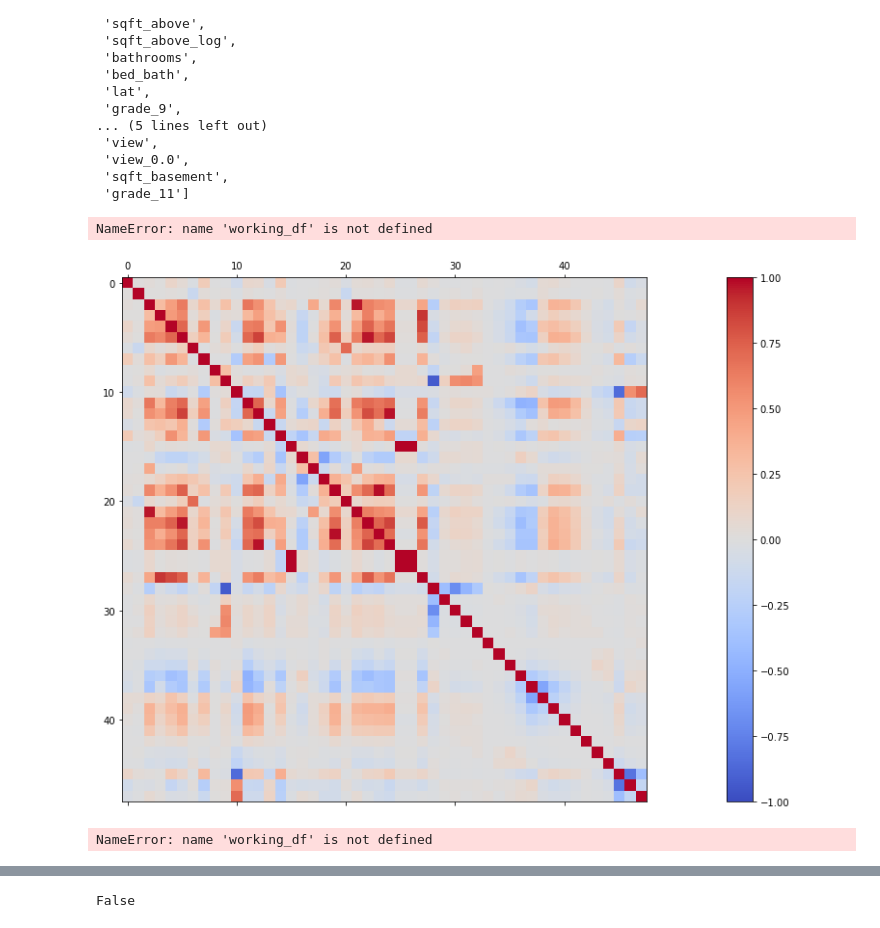
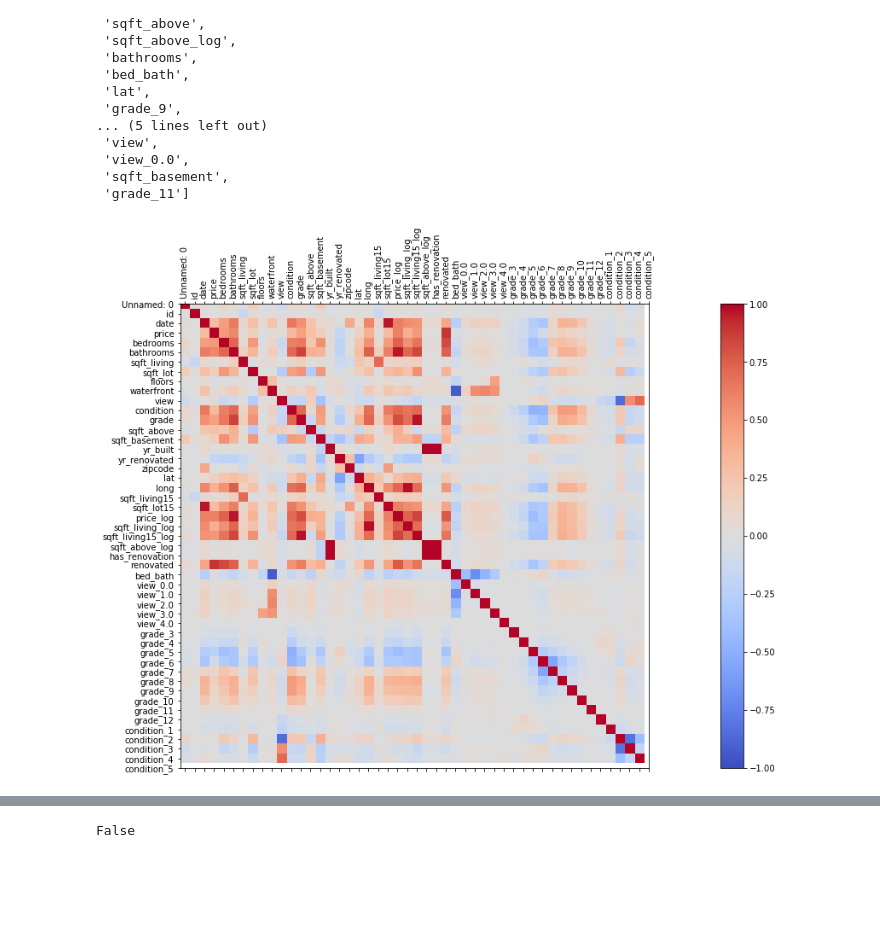
Before and after one commit to amoy604/dsc-phase-2-project-online, a Jupyter notebook: Model.ipynb, the cells around one changed output, grey strips where cells are left out. Cells and saved outputs as stored; diff of their text form; code cells hidden in the pictures; blank space fills up the shorter version.

```diff
--- a/Model.ipynb
+++ b/Model.ipynb
@@ -114,24 +115,19 @@ correlated_df = df[model_df]
 # %%
 corr = df.corr()
 fig = plt.figure(figsize=(30,10))
 ax = fig.add_subplot(111)
 cax = ax.matshow(corr,cmap='coolwarm', vmin=-1, vmax=1)
 fig.colorbar(cax)
-ticks = np.arange(0,len(working_df.columns),1)
+ticks = np.arange(0,len(df.columns),1)
 ax.set_xticks(ticks)
 plt.xticks(rotation=90)
 ax.set_yticks(ticks)
-ax.set_xticklabels(working_df.columns)
-ax.set_yticklabels(working_df.columns)
+ax.set_xticklabels(df.columns)
+ax.set_yticklabels(df.columns)
 plt.show()
 #correlation matrix
 # %% [output]
-NameError: name 'working_df' is not defined
-[figure, old version]
+[figure, new version]
-# %%
-target = working_df['price']
-# %% [output]
-NameError: name 'working_df' is not defined
 # %%
 ols = sf.check_model(correlated_df, features_to_use=correlated_features_above_20, target_col=target)
 ols
```
Also changed, not shown: parts of 9 cells of this notebook, 3 other files.
